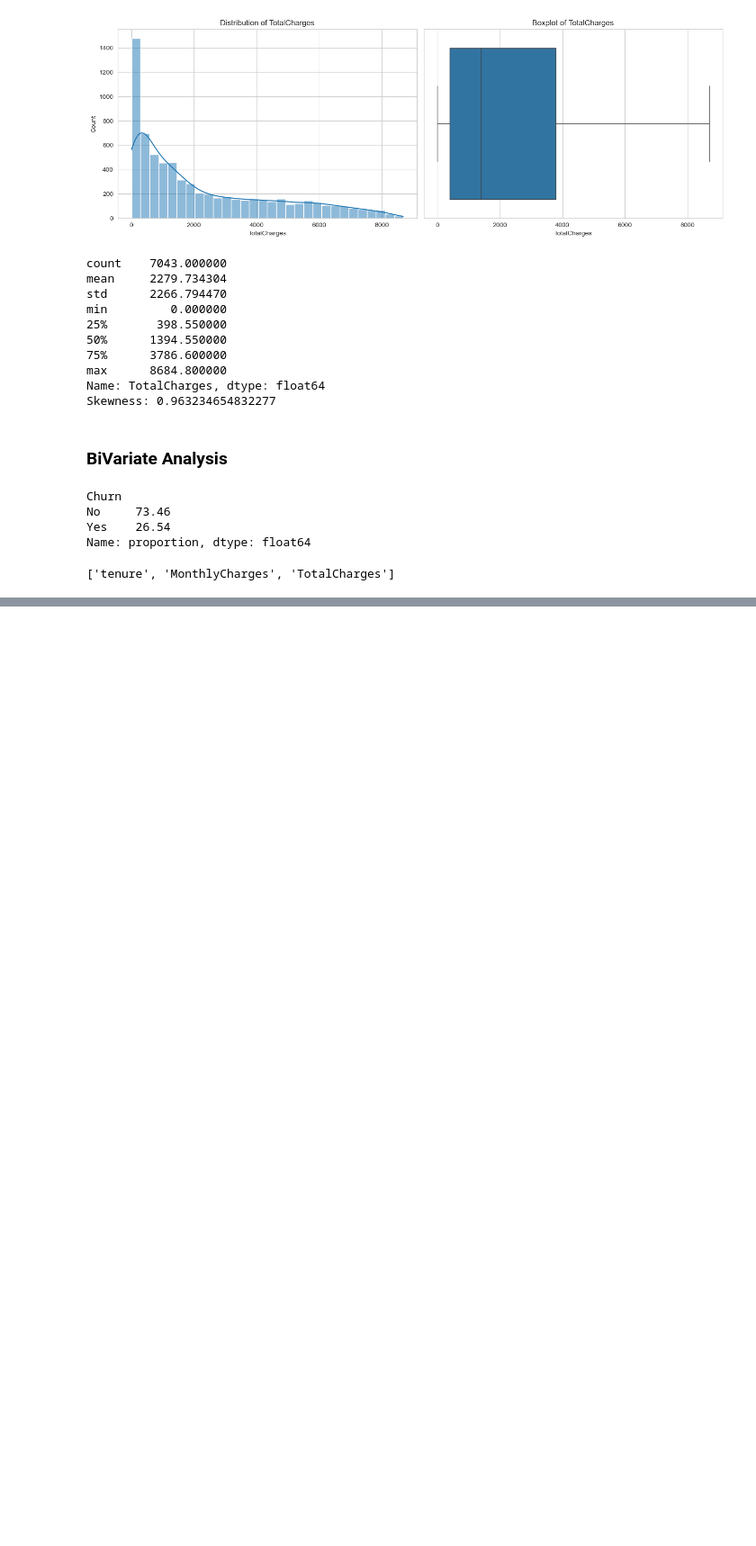
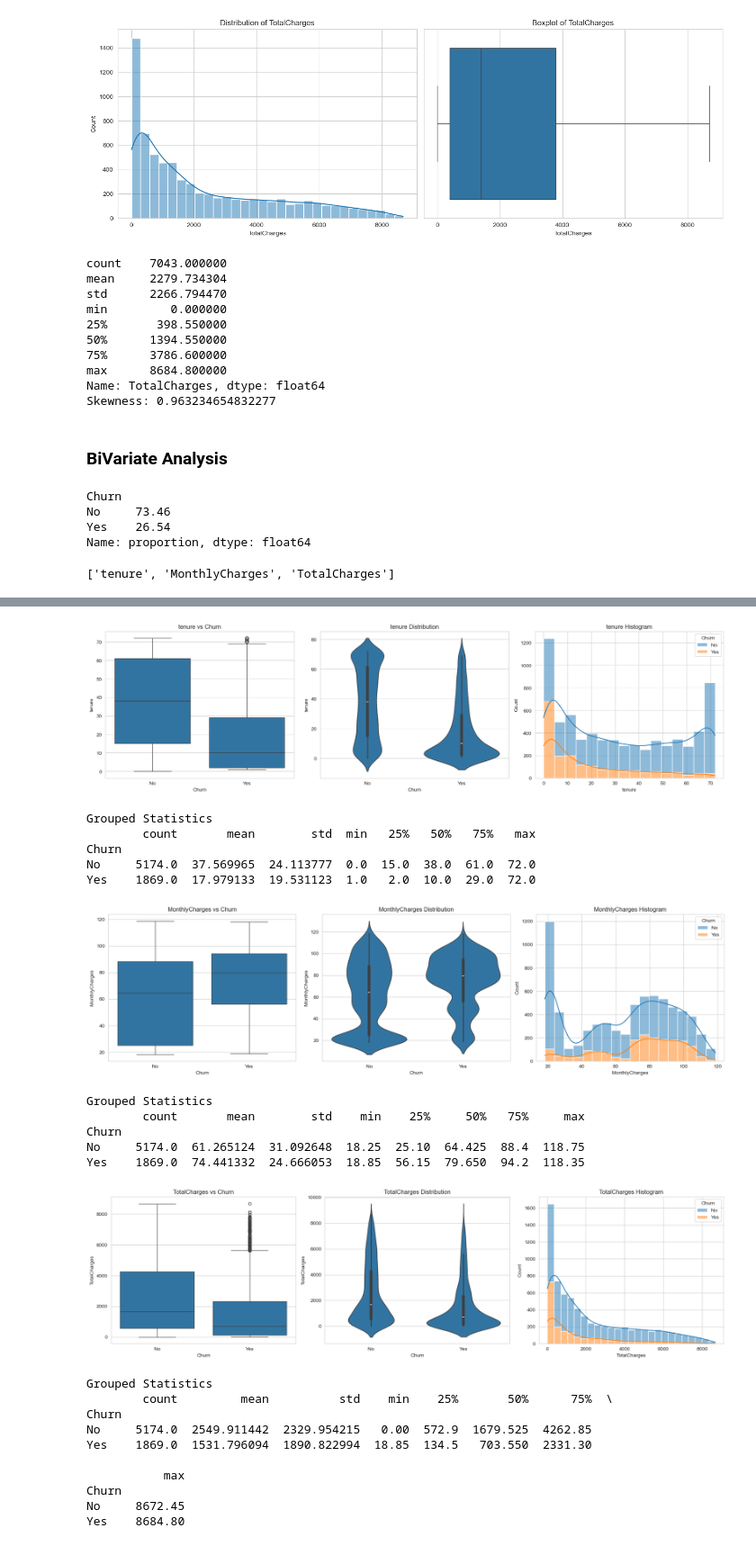
Before and after one commit to Oscar186/Customer-Churn-Prediction, a Jupyter notebook: notebooks/01_EDA.ipynb, the cells around one changed output, grey strips where cells are left out. Shown at 90% size. Saved outputs shown, nothing was run; the diff lists cells and outputs as text; code cells hidden in the pictures; blank space fills up the shorter version.

Commit message:
Phase 03: BiVariate analysis is in progress & MultiVariate analysis yet to start.

```diff
--- a/notebooks/01_EDA.ipynb
+++ b/notebooks/01_EDA.ipynb
@@ -646,0 +649,67 @@ New_Categorical_Cols
+# %%
+def analyze_numeric_vs_target(df,column,target = 'Churn'):
+
+    fig,axes = plt.subplots(nrows=1,ncols=3,figsize = (18,5))
+
+    #Boxplot
+    sns.boxplot(
+        data = df,
+        x = target,
+        y = column,
+        ax = axes[0]
+    )
+
+    axes[0].set_title(f"{column} vs {target}")
+
+    #Violinplot
+    sns.violinplot(
+        data = df,
+        x = target,
+        y = column,
+        ax = axes[1]
+    )
+    axes[1].set_title(f"{column} Distribution")
+
+    # Histogram
+    sns.histplot(
+        data = df,
+        x = column,
+        hue = target,
+        kde = True,
+        multiple = "stack",
+        ax = axes[2]
+    )
+    axes[2].set_title(f"{column} Histogram")
+
+    plt.tight_layout()
+    plt.show()
+
+    print("\nGrouped Statistics")
+    print(df.groupby(target)[column].describe())
+# %%
+for col in New_Numerical_Cols:
+    analyze_numeric_vs_target(df, col)
+# %% [output]
+[figure, added]
+Grouped Statistics
+        count       mean        std  min   25%   50%   75%   max
+Churn
+No     5174.0  37.569965  24.113777  0.0  15.0  38.0  61.0  72.0
+Yes    1869.0  17.979133  19.531123  1.0   2.0  10.0  29.0  72.0
+[figure, added]
+Grouped Statistics
+        count       mean        std    min    25%     50%   75%     max
+Churn
+No     5174.0  61.265124  31.092648  18.25  25.10  64.425  88.4  118.75
+Yes    1869.0  74.441332  24.666053  18.85  56.15  79.650  94.2  118.35
+[figure, added]
+Grouped Statistics
+        count         mean          std    min    25%       50%      75%  \
+Churn
+No     5174.0  2549.911442  2329.954215   0.00  572.9  1679.525  4262.85
+Yes    1869.0  1531.796094  1890.822994  18.85  134.5   703.550  2331.30
+
+           max
+Churn
+No     8672.45
+Yes    8684.80
```
Also changed, not shown: parts of 4 cells of this notebook, 1 other file.
